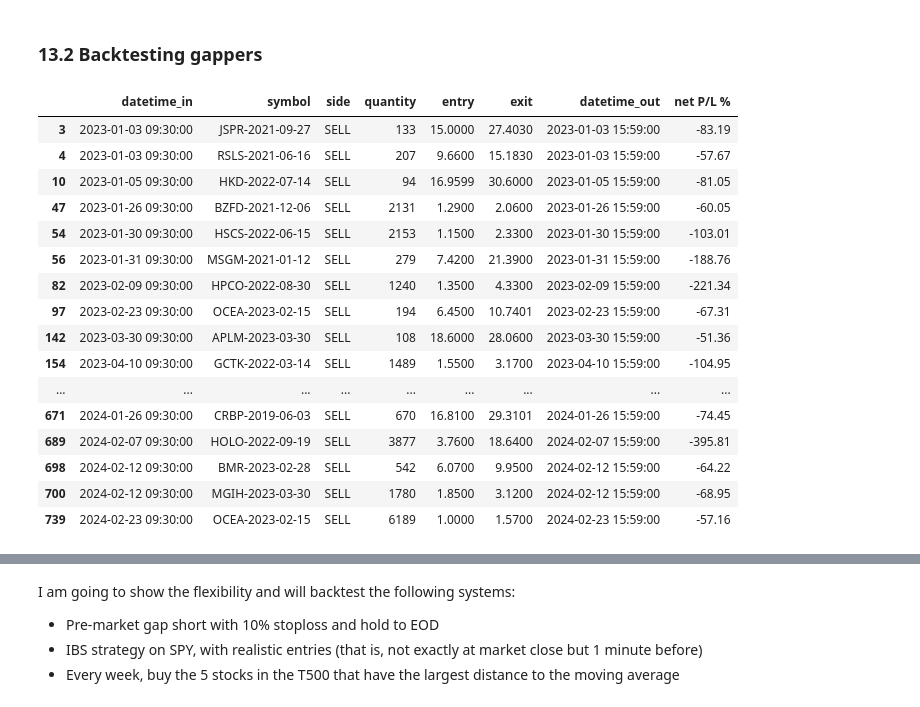
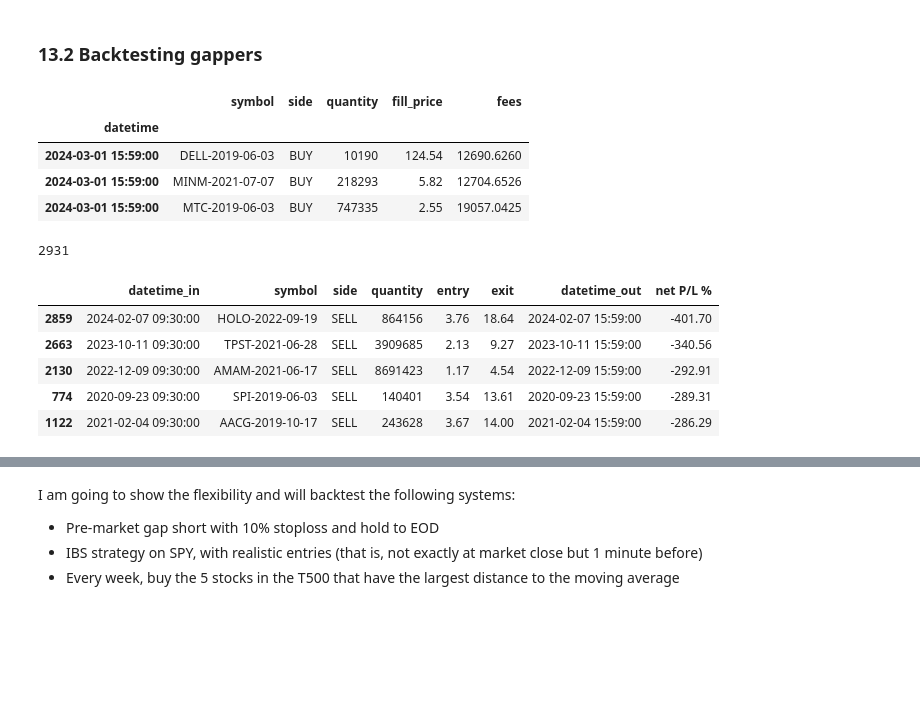
Before and after one commit to shinathan/polygon.io-stock-database, a Jupyter notebook: 13_backtester_loop.ipynb, the cells around one changed output, grey strips where cells are left out. Cells and saved outputs as stored; diff of their text form; code cells hidden in the pictures; blank space fills up the shorter version.

```diff
--- a/13_backtester_loop.ipynb
+++ b/13_backtester_loop.ipynb
@@ -34,10 +35,12 @@ This simulates a portfolio. The portfolio has certain attributes such as the amo
 with open("../data/output/dailyscreens/GAP_30PCT.json", "r") as f:
     G30 = json.load(f)
 
-portfolio = Portfolio(START_DATE, initial_capital=10000)
+data = {}
+portfolio = Portfolio(START_DATE, data, initial_capital=10000)
 calendar = get_market_calendar("datetime")
+stats = []
 
-# Loop through all days
+# LOOP THROUGH ALL DAYS
 for day in get_market_dates(START_DATE, END_DATE):
     # Scan for gappers
     gappers_today = G30[day.isoformat()]
@@ -46,7 +49,13 @@ for day in get_market_dates(START_DATE, END_DATE):
 
     # AT MARKET OPEN, calculate gaps and enter positions
     # Get data
-    data = {}
+    """
+    The reason we don't use data = {}: We want the data and portfolio.data to refer to the same
+    dictionary. When we use data = {}, this creates a NEW dictionary. Thus data will refer to
+    this new dictionary and not the old. Then portfolio.data refers to the old.
+    When we do data.clear(), it empties the dictionary but does not create a new one.
+    """
+    data.clear()
     previous_close_dt = calendar.loc[last_trading_date_before(day), "regular_close"]
     market_open_dt = calendar.loc[day, "regular_open"]
     market_close_dt = calendar.loc[day, "regular_close"]
@@ -56,13 +65,12 @@ for day in get_market_dates(START_DATE, END_DATE):
             previous_close_dt,
             market_close_dt,
             1,
-            columns=["open", "close", "tradeable"],
+            columns=["open", "high", "close", "tradeable", "close_original"],
         )
 
     # Calculate gaps
     gap = {}
     for gapper in gappers_today:
-
         previous_close = data[gapper].loc[previous_close_dt, "close"]
         current_open = data[gapper].loc[market_open_dt, "open"]
         gap[gapper] = current_open / previous_close
@@ -81,7 +89,7 @@ for day in get_market_dates(START_DATE, END_DATE):
             symbol=gapper,
             fill_quantity=quantity,
             fill_price=current_open,
-            fees=5,
+            fees=current_open*0.01*abs(quantity),
         )
         if trade_no + 1 == 5:
             break
@@ -99,12 +107,27 @@ for day in get_market_dates(START_DATE, END_DATE):
                 symbol=symbol,
                 fill_quantity=abs(quantity),
                 fill_price=close_price,
-                fees=5,
+                fees=close_price*0.01*abs(quantity),
             )
 
+    # LOG STATISTICS: SPIKEET STYLE
+    for gapper in gappers_today:
+        stats.append({'day': day,
+                    'ticker': gapper,
+                    'prev_close': data[gapper].loc[previous_close_dt, "close"],
+                    'open': data[gapper].loc[market_open_dt, "open"],
+                    'open_original': data[gapper].loc[market_open_dt, "close_original"], # not exactly correct
+                    'high': data[gapper].loc[market_open_dt:market_close_dt, 'high'].max(),
+                    'close': data[gapper].loc[market_close_dt, "close"],
+                    })
+
+    portfolio.append_portfolio_log(market_close_dt)
     print(day)
 
-    portfolio.append_portfolio_log(market_close_dt, data)
+# END OF BACKTEST
+stats = pd.DataFrame(stats)
+stats.set_index("day", inplace=True)
+stats.to_excel("../data/output/gappers.xlsx")
 # %%
 from backtester.performance import fills_to_trades
 portfolio_log = portfolio.get_df_from_holdings_log()
@@ -113,24 +136,25 @@ trade_log = fills_to_trades(fills_log)
 trade_log = trade_log.drop(columns=['remaining_qty', 'net P/L $', 'fees'])
+# %%
+fills_log.tail(3)
+# %% [output]
+|  | symbol | side | quantity | fill_price | fees |
+| datetime |  |  |  |  |  |
+| 2024-03-01 15:59:00 | DELL-2019-06-03 | BUY | 10190 | 124.54 | 12690.6260 |
+| 2024-03-01 15:59:00 | MINM-2021-07-07 | BUY | 218293 | 5.82 | 12704.6526 |
+| 2024-03-01 15:59:00 | MTC-2019-06-03 | BUY | 747335 | 2.55 | 19057.0425 |
+# %%
+len(trade_log)
+# %% [output]
+2931
 # %%
-trade_log[trade_log['net P/L %'] < -100]
+trade_log[trade_log['net P/L %'] < -100].sort_values(by=['net P/L %']).head()
 # %% [output]
 |  | datetime_in | symbol | side | quantity | entry | exit | datetime_out | net P/L % |
-| 3 | 2023-01-03 09:30:00 | JSPR-2021-09-27 | SELL | 133 | 15.0000 | 27.4030 | 2023-01-03 15:59:00 | -83.19 |
-| 4 | 2023-01-03 09:30:00 | RSLS-2021-06-16 | SELL | 207 | 9.6600 | 15.1830 | 2023-01-03 15:59:00 | -57.67 |
-| 10 | 2023-01-05 09:30:00 | HKD-2022-07-14 | SELL | 94 | 16.9599 | 30.6000 | 2023-01-05 15:59:00 | -81.05 |
-| 47 | 2023-01-26 09:30:00 | BZFD-2021-12-06 | SELL | 2131 | 1.2900 | 2.0600 | 2023-01-26 15:59:00 | -60.05 |
-| 54 | 2023-01-30 09:30:00 | HSCS-2022-06-15 | SELL | 2153 | 1.1500 | 2.3300 | 2023-01-30 15:59:00 | -103.01 |
-| 56 | 2023-01-31 09:30:00 | MSGM-2021-01-12 | SELL | 279 | 7.4200 | 21.3900 | 2023-01-31 15:59:00 | -188.76 |
-| 82 | 2023-02-09 09:30:00 | HPCO-2022-08-30 | SELL | 1240 | 1.3500 | 4.3300 | 2023-02-09 15:59:00 | -221.34 |
-| 97 | 2023-02-23 09:30:00 | OCEA-2023-02-15 | SELL | 194 | 6.4500 | 10.7401 | 2023-02-23 15:59:00 | -67.31 |
-| 142 | 2023-03-30 09:30:00 | APLM-2023-03-30 | SELL | 108 | 18.6000 | 28.0600 | 2023-03-30 15:59:00 | -51.36 |
-| 154 | 2023-04-10 09:30:00 | GCTK-2022-03-14 | SELL | 1489 | 1.5500 | 3.1700 | 2023-04-10 15:59:00 | -104.95 |
-| ... | ... | ... | ... | ... | ... | ... | ... | ... |
-| 671 | 2024-01-26 09:30:00 | CRBP-2019-06-03 | SELL | 670 | 16.8100 | 29.3101 | 2024-01-26 15:59:00 | -74.45 |
-| 689 | 2024-02-07 09:30:00 | HOLO-2022-09-19 | SELL | 3877 | 3.7600 | 18.6400 | 2024-02-07 15:59:00 | -395.81 |
-| 698 | 2024-02-12 09:30:00 | BMR-2023-02-28 | SELL | 542 | 6.0700 | 9.9500 | 2024-02-12 15:59:00 | -64.22 |
-| 700 | 2024-02-12 09:30:00 | MGIH-2023-03-30 | SELL | 1780 | 1.8500 | 3.1200 | 2024-02-12 15:59:00 | -68.95 |
-| 739 | 2024-02-23 09:30:00 | OCEA-2023-02-15 | SELL | 6189 | 1.0000 | 1.5700 | 2024-02-23 15:59:00 | -57.16 |
+| 2859 | 2024-02-07 09:30:00 | HOLO-2022-09-19 | SELL | 864156 | 3.76 | 18.64 | 2024-02-07 15:59:00 | -401.70 |
+| 2663 | 2023-10-11 09:30:00 | TPST-2021-06-28 | SELL | 3909685 | 2.13 | 9.27 | 2023-10-11 15:59:00 | -340.56 |
+| 2130 | 2022-12-09 09:30:00 | AMAM-2021-06-17 | SELL | 8691423 | 1.17 | 4.54 | 2022-12-09 15:59:00 | -292.91 |
+| 774 | 2020-09-23 09:30:00 | SPI-2019-06-03 | SELL | 140401 | 3.54 | 13.61 | 2020-09-23 15:59:00 | -289.31 |
+| 1122 | 2021-02-04 09:30:00 | AACG-2019-10-17 | SELL | 243628 | 3.67 | 14.00 | 2021-02-04 15:59:00 | -286.29 |
 # %%
 from matplotlib import pyplot as plt
 plt.plot(portfolio_log.index, portfolio_log.equity)
```
Also changed, not shown: parts of 3 cells of this notebook, 5 other files.
